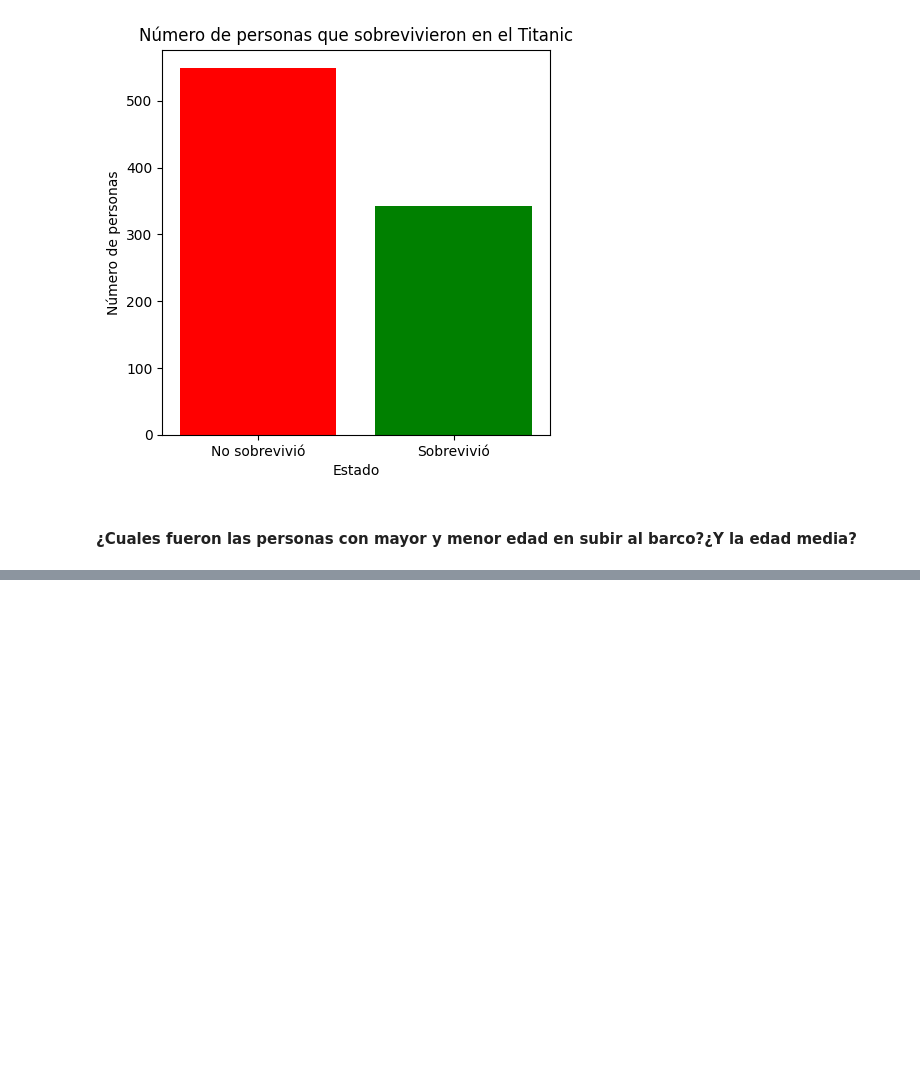
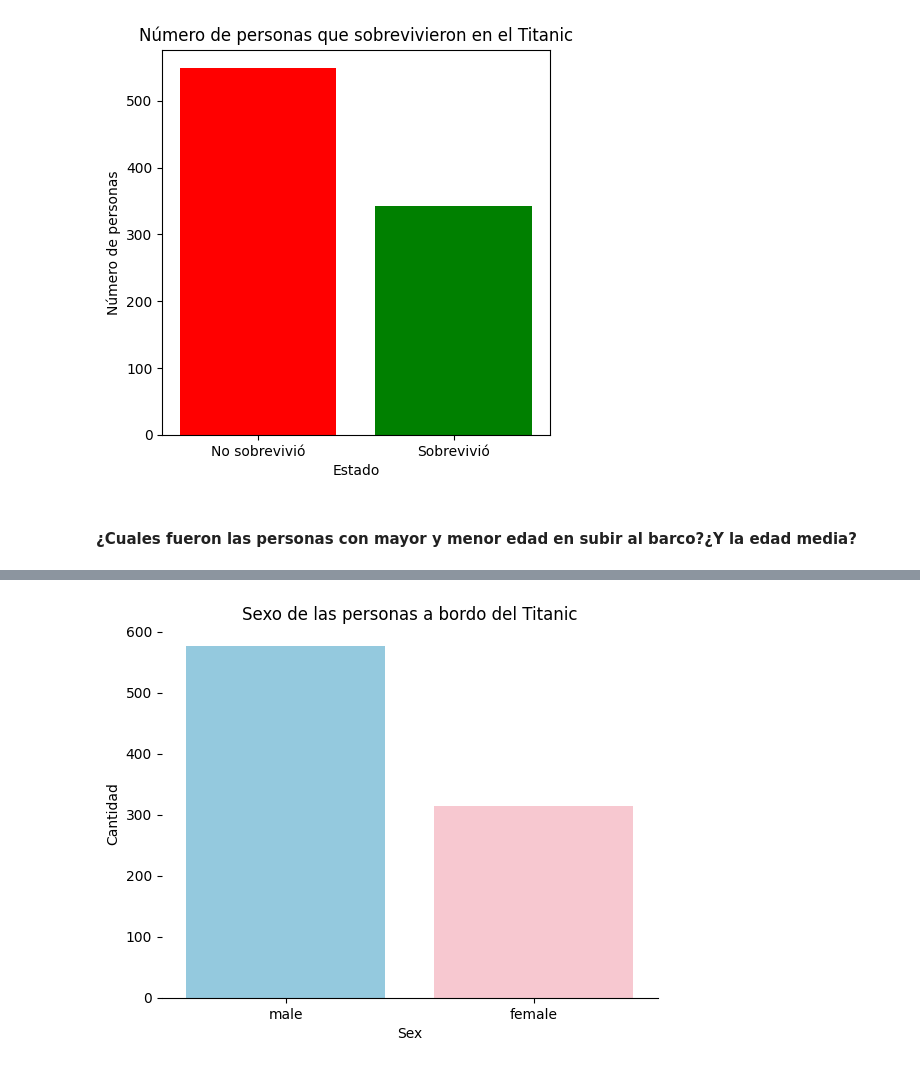
Before and after one commit to JaimeVecina/Ejercicio_Titanic_Proyecto, a Jupyter notebook: Ejercicio_Titanic.ipynb, the cells around one changed output, grey strips where cells are left out. Cells and saved outputs as stored; diff of their text form; code cells hidden in the pictures; blank space fills up the shorter version.

```diff
--- a/Ejercicio_Titanic.ipynb
+++ b/Ejercicio_Titanic.ipynb
@@ -224,0 +269,7 @@ plt.show()
+# %%
+sns.countplot(x=df['Sex'],data=df, palette={'male': '#87CEEB', 'female': 'pink'}) # Mezclamos 2 maneras de cambio de color
+plt.ylabel('Cantidad') # Añade un titulo al eje Y
+plt.title("Sexo de las personas a bordo del Titanic");
+sns.despine(left=True) # Suprimimos el marco tanto de arriba como de la izquierda
+# %% [output]
+[figure, added]
```
Also changed, not shown: parts of 8 cells of this notebook.
